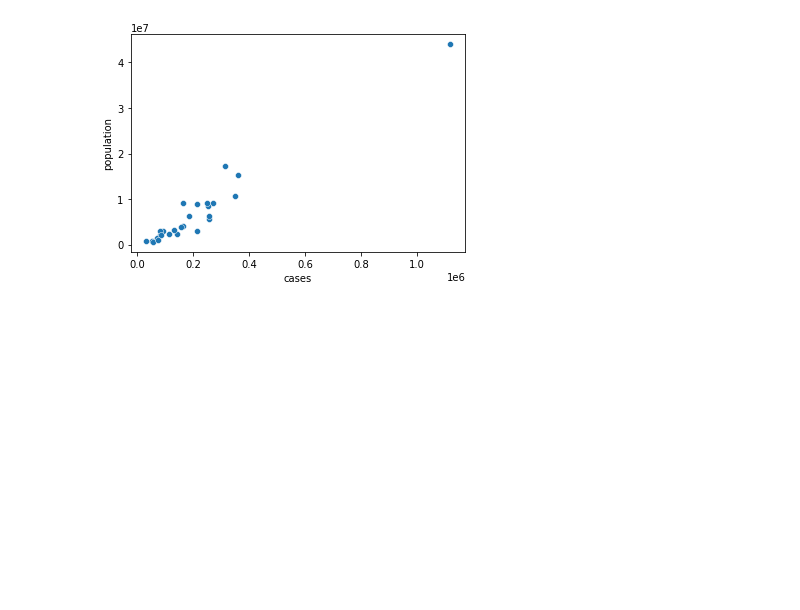
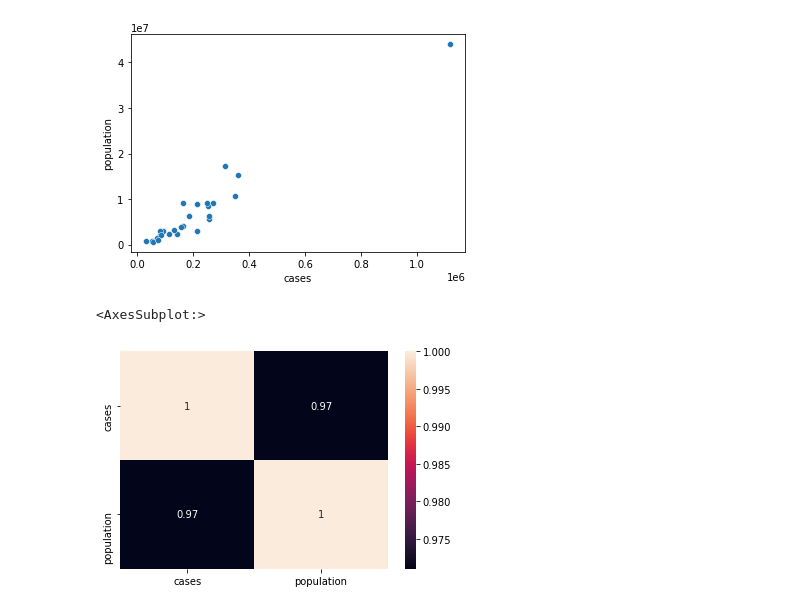
Before and after one commit to Thomasr-02/COVID-DataAnalysis, a Jupyter notebook: dataAnalysis.ipynb, the cells around one changed output. Saved outputs shown, nothing was run; the diff lists cells and outputs as text; code cells hidden in the pictures; blank space fills up the shorter version.

```diff
--- a/dataAnalysis.ipynb
+++ b/dataAnalysis.ipynb
@@ -148,4 +148,9 @@ sns.scatterplot(data=casos_estados, x="cases",y="population")
 # %% [output]
 <AxesSubplot:xlabel='cases', ylabel='population'>
 [figure]
+# %%
+sns.heatmap(casos_estados.corr(), annot=True)
+# %% [output]
+<AxesSubplot:>
+[figure, added]
 # %%
```
Also changed, not shown: parts of 1 cell of this notebook.
